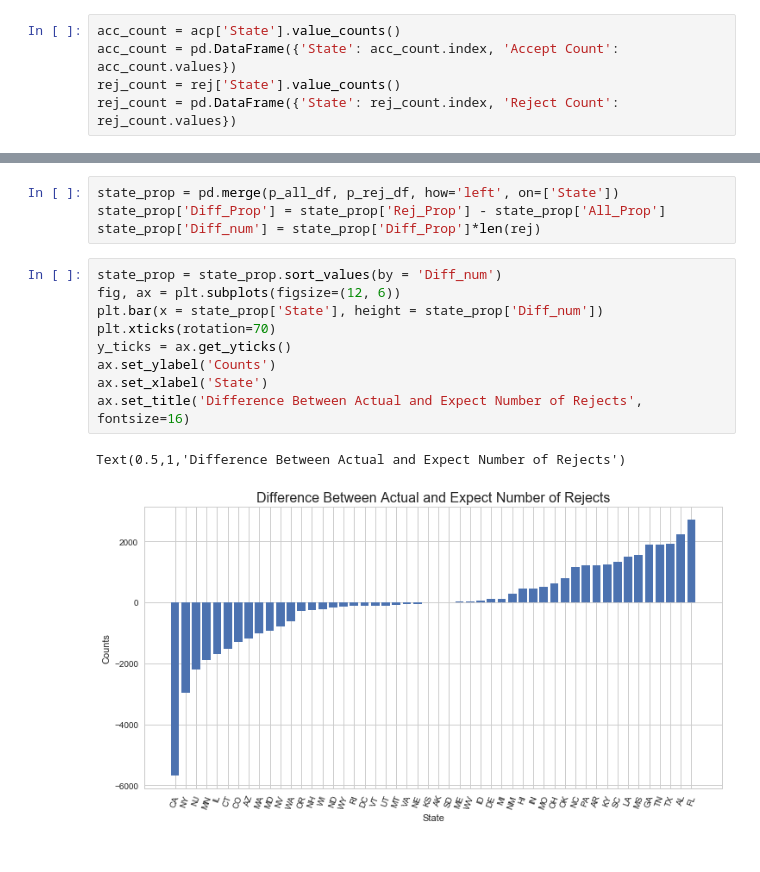
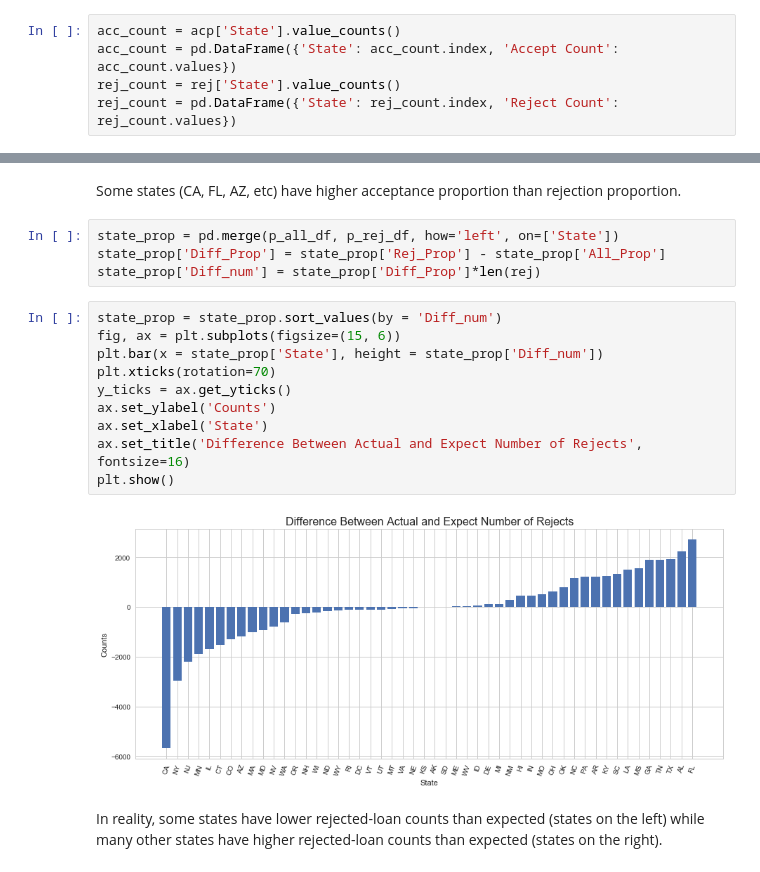
Before and after one commit to hurrialice/lendingClub, a Jupyter notebook: Discrimination/Discrimination_Analysis.ipynb, the cells around one changed output, grey strips where cells are left out. Saved outputs shown, nothing was run; the diff lists cells and outputs as text.

```diff
--- a/Discrimination/Discrimination_Analysis.ipynb
+++ b/Discrimination/Discrimination_Analysis.ipynb
@@ -183,19 +308,23 @@ p_rej_df = pd.DataFrame({'State': p_rej.index, 'Rej_Prop': p_rej.values})
+# %% [markdown]
+Some states (CA, FL, AZ, etc) have higher acceptance proportion than rejection proportion.
 # %%
 state_prop = pd.merge(p_all_df, p_rej_df, how='left', on=['State'])
 state_prop['Diff_Prop'] = state_prop['Rej_Prop'] - state_prop['All_Prop']
 state_prop['Diff_num'] = state_prop['Diff_Prop']*len(rej)
 # %%
 state_prop = state_prop.sort_values(by = 'Diff_num')
-fig, ax = plt.subplots(figsize=(12, 6))
+fig, ax = plt.subplots(figsize=(15, 6))
 plt.bar(x = state_prop['State'], height = state_prop['Diff_num'])
 plt.xticks(rotation=70)
 y_ticks = ax.get_yticks()
 ax.set_ylabel('Counts')
 ax.set_xlabel('State')
 ax.set_title('Difference Between Actual and Expect Number of Rejects', fontsize=16)
+plt.show()
 # %% [output]
-Text(0.5,1,'Difference Between Actual and Expect Number of Rejects')
-[figure, old version]
+[figure, new version]
+# %% [markdown]
+In reality, some states have lower rejected-loan counts than expected (states on the left) while many other states have higher rejected-loan counts than expected (states on the right).
 # %%
 import plotly.plotly as py
 
```
Also changed, not shown: parts of 25 cells of this notebook.
